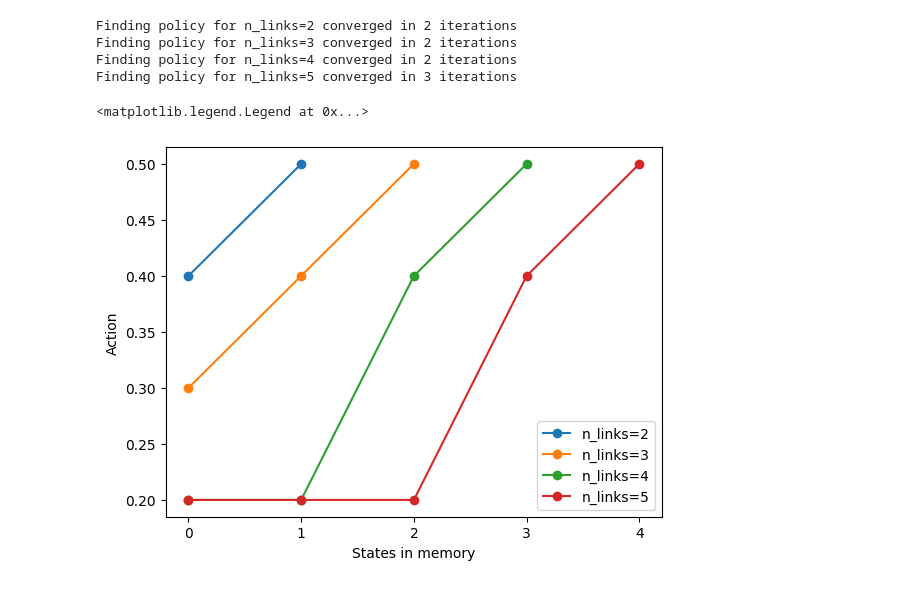
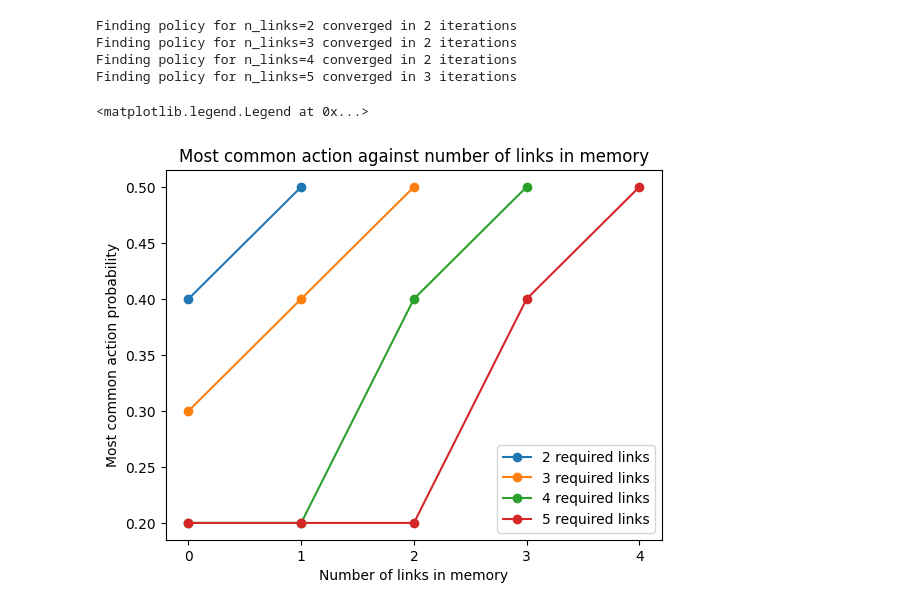
Before and after one commit to Bggoranoff/optimal-qn, a Jupyter notebook: src/adaptivealgo/experiments/experiment_policy_structure.ipynb, the cells around one changed output. Drawn from its saved outputs; the diff is of its cells as text; code cells hidden in the pictures.

Commit message:
feat(experiment): fix plot labels

```diff
--- a/src/adaptivealgo/experiments/experiment_policy_structure.ipynb
+++ b/src/adaptivealgo/experiments/experiment_policy_structure.ipynb
@@ -4,56 +4,59 @@ import matplotlib.pyplot as plt
 import json
 
 import adaptivealgo.cli.policy_iter as pi
+# %%
+links = [2, 3, 4, 5]
+f_thresh = 0.4
+actions = [0.1, 0.2, 0.3, 0.4, 0.5]
+alpha = 1.0
+gamma = 0.2
+tol = 1e-6
+
+policies = {}
+for n_links in links:
+    policy, i = pi.find_policy(n_links, f_thresh, actions, alpha, gamma, tol)
+    policies[n_links] = policy["policy"]
+    print(f"Finding policy for n_links={n_links} converged in {i} iterations")
+# %% [output]
+Finding policy for n_links=2 converged in 2 iterations
+Finding policy for n_links=3 converged in 2 iterations
+Finding policy for n_links=4 converged in 2 iterations
+Finding policy for n_links=5 converged in 3 iterations
 # %%
-links = [2, 3, 4, 5]
-f_thresh = 0.4
-actions = [0.1, 0.2, 0.3, 0.4, 0.5]
-alpha = 1.0
-gamma = 0.2
-tol = 1e-6
-
-policies = {}
-for n_links in links:
-    policy, i = pi.find_policy(n_links, f_thresh, actions, alpha, gamma, tol)
-    policies[n_links] = policy["policy"]
-    print(f"Finding policy for n_links={n_links} converged in {i} iterations")
-
 all_actions = {}
 
 for n_links, policy in policies.items():
     all_actions[n_links] = {}
     for state, action in policy.items():
         state_list = json.loads(state)
         state_length = len(state_list)
         if state_length not in all_actions[n_links]:
             all_actions[n_links][state_length] = []
         all_actions[n_links][state_length].append(action)
 
 mc_actions = {}
 
 for n_links, policy in all_actions.items():
     for state_length, state_actions in policy.items():
         mc_action_idx = max(set(state_actions), key=state_actions.count)
         if n_links not in mc_actions:
             mc_actions[n_links] = {}
         mc_actions[n_links][state_length] = actions[mc_action_idx]
 
 for n_links, policy in mc_actions.items():
     x = list(policy.keys())
     y = list(policy.values())
-    plt.plot(x, y, label=f"n_links={n_links}", marker='o')
+    plt.plot(x, y, label=f"{n_links} required links", marker='o')
 
-plt.xlabel("States in memory")
-plt.ylabel("Action")
+plt.title("Most common action against number of links in memory")
+plt.xlabel("Number of links in memory")
+plt.ylabel("Most common action probability")
+
 plt.xticks(np.arange(0, max(mc_actions.keys()), 1))
 plt.legend()
 # %% [output]
-Finding policy for n_links=2 converged in 2 iterations
-Finding policy for n_links=3 converged in 2 iterations
-Finding policy for n_links=4 converged in 2 iterations
-Finding policy for n_links=5 converged in 3 iterations
+<matplotlib.legend.Legend at 0x...>
-<matplotlib.legend.Legend at 0x...>
-[figure, old version]
+[figure, new version]
 # %%
 for n_links, policy in all_actions.items():
     for state_length, actions_idxs in policy.items():
```
Also changed, not shown: parts of 1 cell of this notebook, 4 other files.
